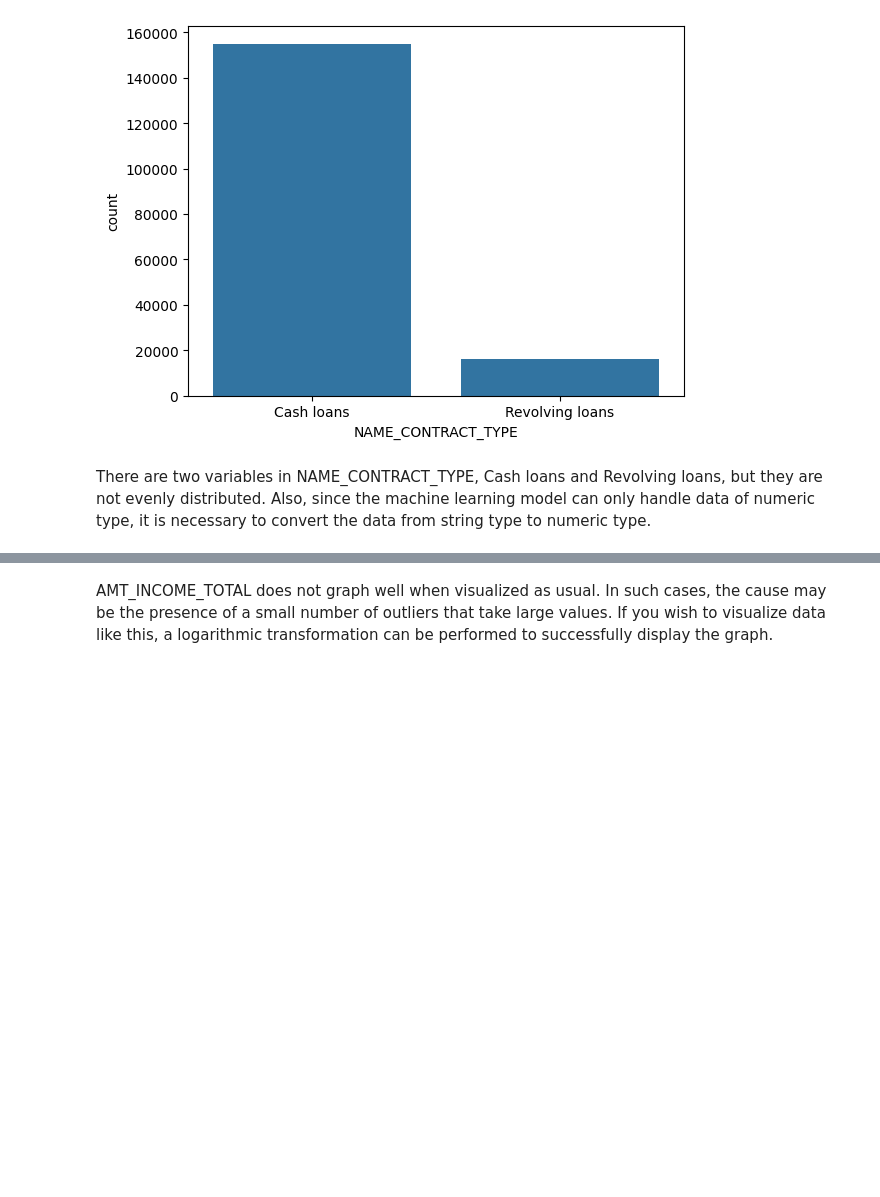
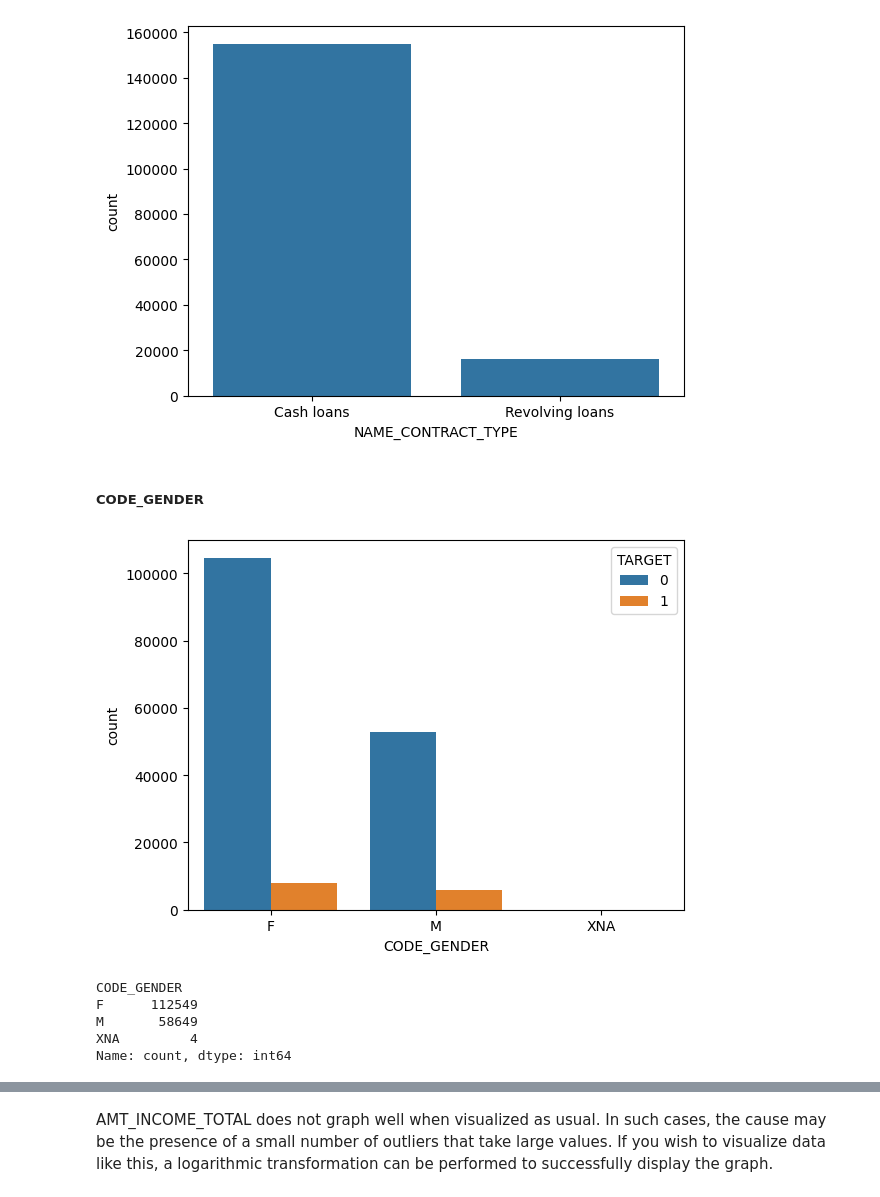
Before and after one commit to kirisame-ame/GCI-Competition, a Jupyter notebook: tutorial.ipynb, the cells around one changed output, grey strips where cells are left out. Saved outputs shown, nothing was run; the diff lists cells and outputs as text; code cells hidden in the pictures; blank space fills up the shorter version.

```diff
--- a/tutorial.ipynb
+++ b/tutorial.ipynb
@@ -162,5 +147,18 @@ sns.countplot(data=train, x="NAME_CONTRACT_TYPE")
 plt.show()
 # %% [output]
 [figure]
-# %% [markdown]
-There are two variables in NAME_CONTRACT_TYPE, Cash loans and Revolving loans, but they are not evenly distributed. Also, since the machine learning model can only handle data of numeric type, it is necessary to convert the data from string type to numeric type.
+# %% [markdown]
+##### CODE_GENDER
+# %%
+sns.countplot(data=train,x="CODE_GENDER",hue="TARGET")
+plt.show()
+# %% [output]
+[figure, added]
+# %%
+train["CODE_GENDER"].value_counts()
+# %% [output]
+CODE_GENDER
+F      112549
+M       58649
+XNA         4
+Name: count, dtype: int64
```
Also changed, not shown: parts of 234 cells of this notebook, 9 other files.
